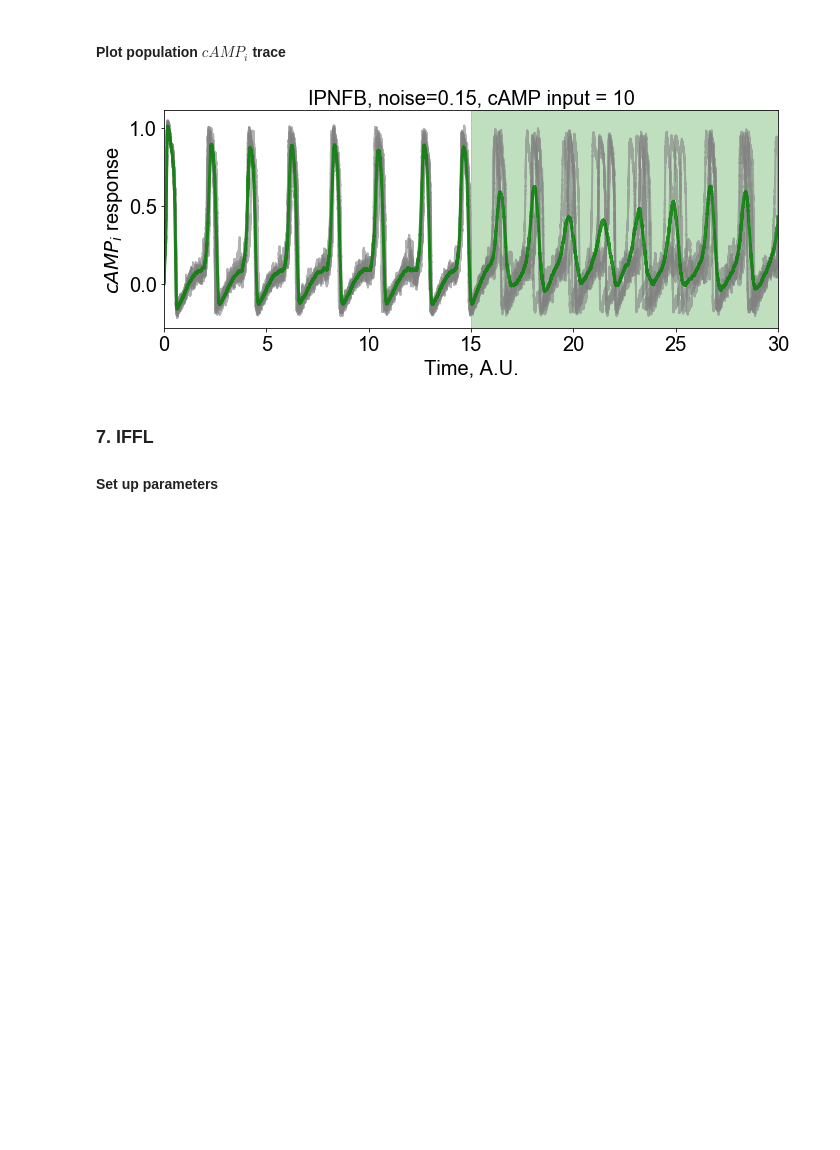
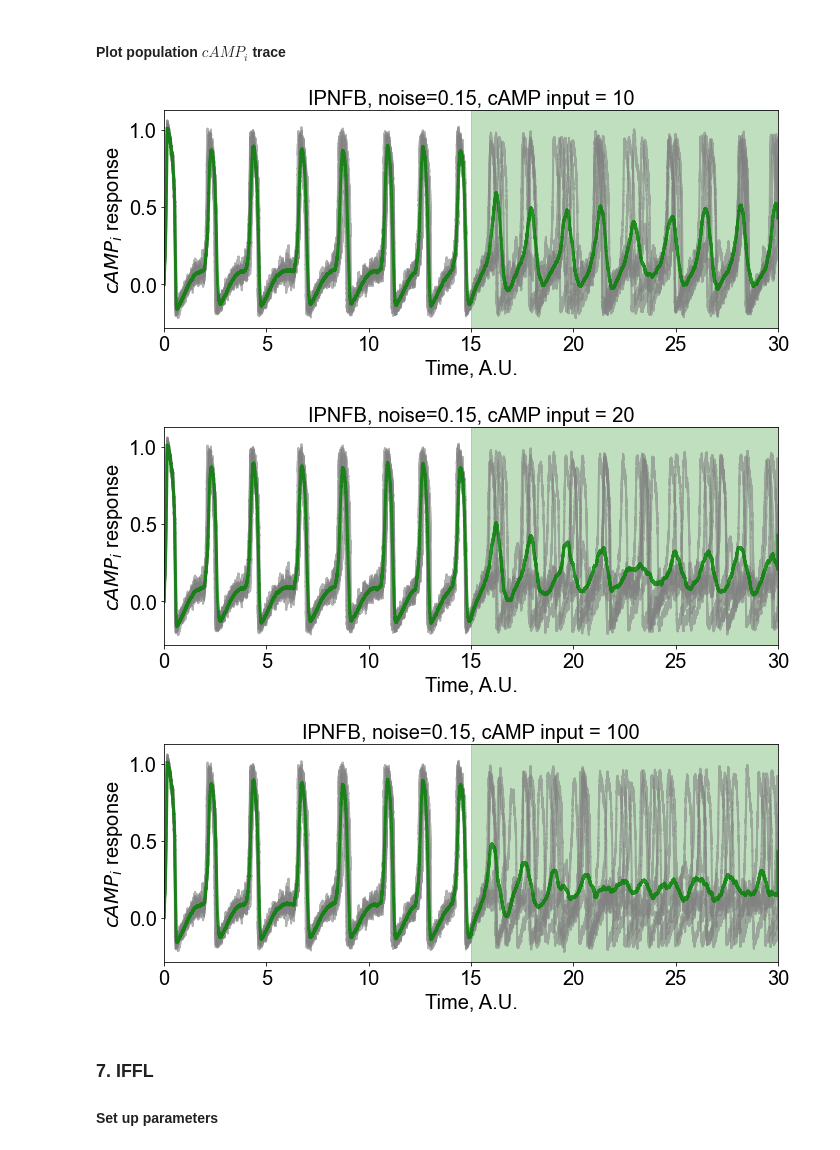
Before and after one commit to sgrolab/dictymodels, a Jupyter notebook: Notebooks/population_collective_oscillation_noise.ipynb, the cells around one changed output. Saved outputs shown, nothing was run; the diff lists cells and outputs as text; code cells hidden in the pictures; blank space fills up the shorter version.

```diff
--- a/Notebooks/population_collective_oscillation_noise.ipynb
+++ b/Notebooks/population_collective_oscillation_noise.ipynb
@@ -165,6 +176,14 @@ rho = 1 # cell density
 
 dt=0.001; t_tot=60; t=list(np.arange(0,t_tot*Nt_Maeda,dt))
 nSteps = len(t)
+
+stim_time= 0.75 # cAMPext_influx happens at 3/4 of total time
+# allow for oscillation stablize for longer before cAMPe is applied
+stim_time_step=int(round(stim_time*t_tot*Nt_Maeda/dt)) # at this time step input is applied
+
+# fix random seed (optional)
+np.random.seed(1)
+r = math.sqrt(dt)*np.random.normal(0,1,size = (len(t),N))
 # %% [markdown]
 #### Define $cAMP_{e}$ influx trace and get $cAMP_i$ simulation response
 # %%
@@ -291,8 +328,11 @@ gregor_campCyto_trace_mean_norm = gregor_campCyto_trace_mean/Nh_Gregor
 tlim = [0,t_tot]
 # specify which single cell traces to display
 SC_traces_idx = [0,1,2,3,4,5]
-title = 'Phase oscillator, noise=' +str(eta)+', cAMP input = '+ str(cAMPext_influx)
-# plot population mean and individual traces
-plot_POP_oscillation(t_plot_Gregor,gregor_campCyto_trace_mean_norm, cAMPext_influx,
-                     tlim, stim_time,title,gregor_campCyto_trace_norm, SC_traces_idx)
+# plot population mean and individual traces for all external cAMP input levels
+for j in range(len(camp_input_arr)):
+    title = 'Phase oscillator, noise=' +str(eta)+', cAMP input = '+ str(camp_input_arr[j])
+    # plot population mean and individual traces
+    plot_POP_oscillation(t_plot_Gregor, campCyto_traces[j,:], camp_input_arr[j],
+                         tlim, stim_time,title, campCyto_traces_single_cell[j,:,:],
+                         SC_traces_idx)
 # %% [output]
@@ -307,16 +349,17 @@ from Params import SgroPopParam
 os.chdir("../Notebooks")
 N = 100 # number of cells in the population
 sigma = SgroPopParam['sigma']
-
-'''# PKAR mutant
-a1=0.62;b1=1.25;
-c0 = b1/a1; g = 1/a1
-SgroPopParam['c0']=c0
-SgroPopParam['g']=g '''
-
+time_separation = 0
 
 dt=0.001 ; t_tot=30; t=list(np.arange(0,t_tot*Nt_Sgro,dt))
 nSteps = len(t)
+
+stim_time= 0.5 # cAMPext_influx happens at half the total time
+stim_time_step=int(round(stim_time*t_tot*Nt_Sgro/dt)) # at this time step input is applied
+
+# fix random seed (optional)
+np.random.seed(1)
+r = math.sqrt(dt)*np.random.normal(0,1,size = (len(t),N))
 # %% [markdown]
 #### Define $cAMP_{e}$ influx trace and get $cAMP_i$ simulation response
 # %%
@@ -362,13 +409,17 @@ A_trace_norm_mean = np.mean(A_trace_norm,axis=0)
 # %%
 tlim = [0,t_tot]
 # specify which single cell traces to display
 SC_traces_idx = [0,1,2,3,4,5]
-title = 'IPNFB, noise=' +str(sigma)+', cAMP input = '+ str(cAMPext_influx)
-# plot population mean and individual traces
-plot_POP_oscillation(t_plot_Sgro,A_trace_norm_mean, cAMPext_influx, tlim,
-                     stim_time,title, A_trace_norm, SC_traces_idx)
+# plot population mean and individual traces for all external cAMP input levels
+for j in range(len(camp_input_arr)):
+    title = 'IPNFB, noise=' +str(sigma)+', cAMP input = '+ str(camp_input_arr[j])
+    # plot population mean and individual traces
+    plot_POP_oscillation(t_plot_Sgro, A_traces[j,:], camp_input_arr[j], tlim,
+                         stim_time,title, A_traces_single_cell[j,:,:], SC_traces_idx)
 # %% [output]
-[figure, old version]
+[figure, new version]
+[figure, added]
+[figure, added]
 # %% [markdown]
 ### 7. IFFL
 #### Set up parameters
```
Also changed, not shown: parts of 13 cells of this notebook, 39 other files.
